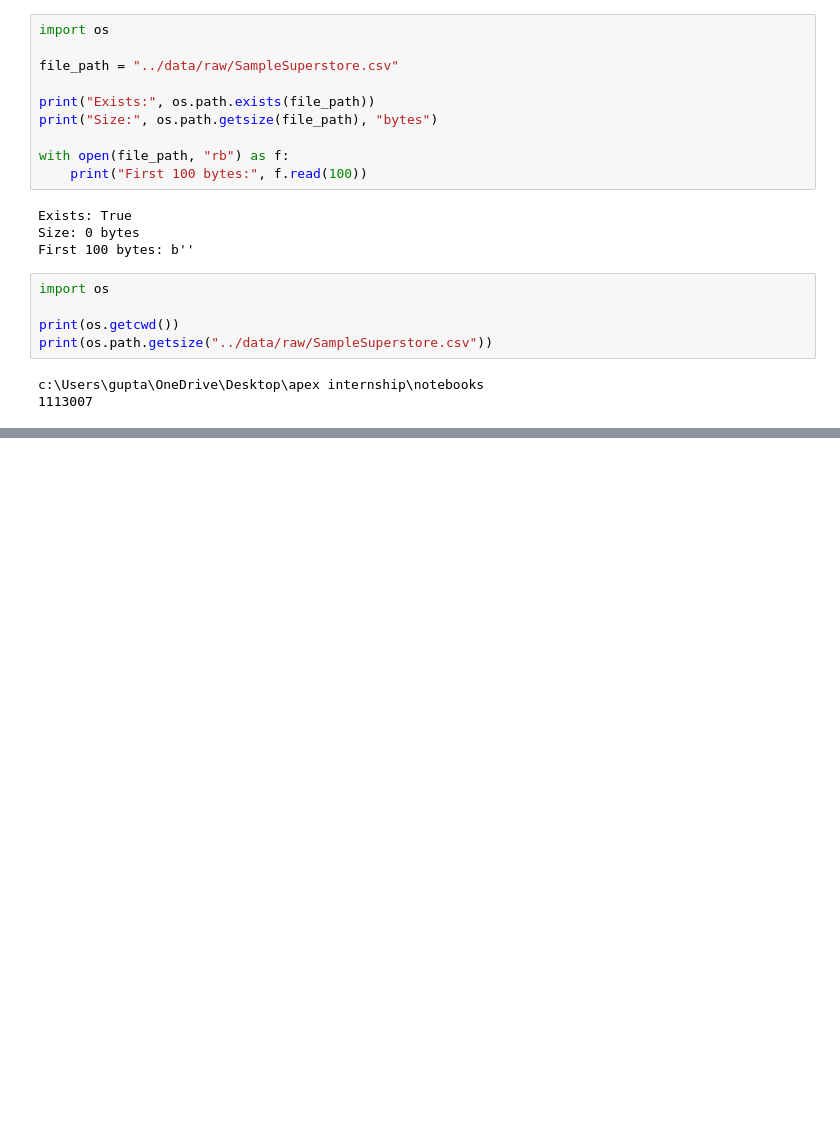
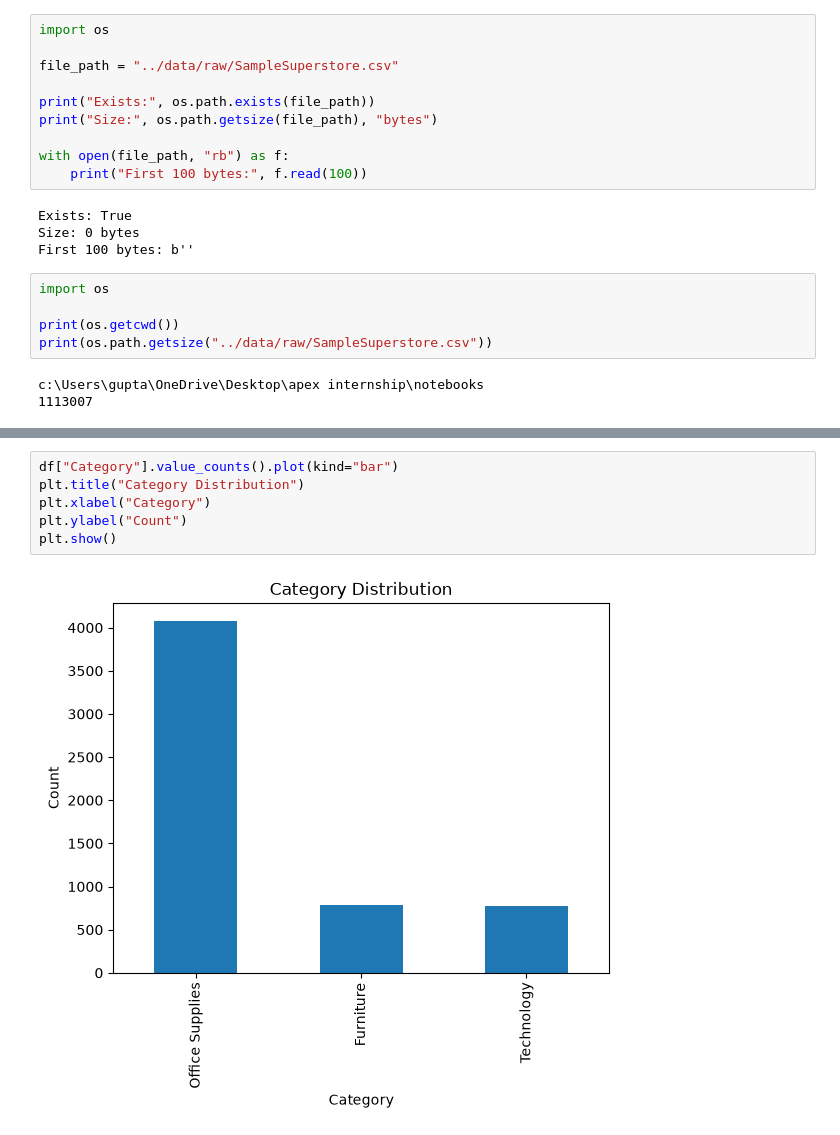
Before and after one commit to Prishaaa20/apexplanet-data-analytics, a Jupyter notebook: notebooks/task1_EDA.ipynb, the cells around one changed output, grey strips where cells are left out. Saved outputs shown, nothing was run; the diff lists cells and outputs as text; blank space fills up the shorter version.

```diff
--- a/notebooks/task1_EDA.ipynb
+++ b/notebooks/task1_EDA.ipynb
@@ -103,0 +361,8 @@ df.head()
+# %%
+df["Category"].value_counts().plot(kind="bar")
+plt.title("Category Distribution")
+plt.xlabel("Category")
+plt.ylabel("Count")
+plt.show()
+# %% [output]
+[figure, added]
```
Also changed, not shown: parts of 31 cells of this notebook.
